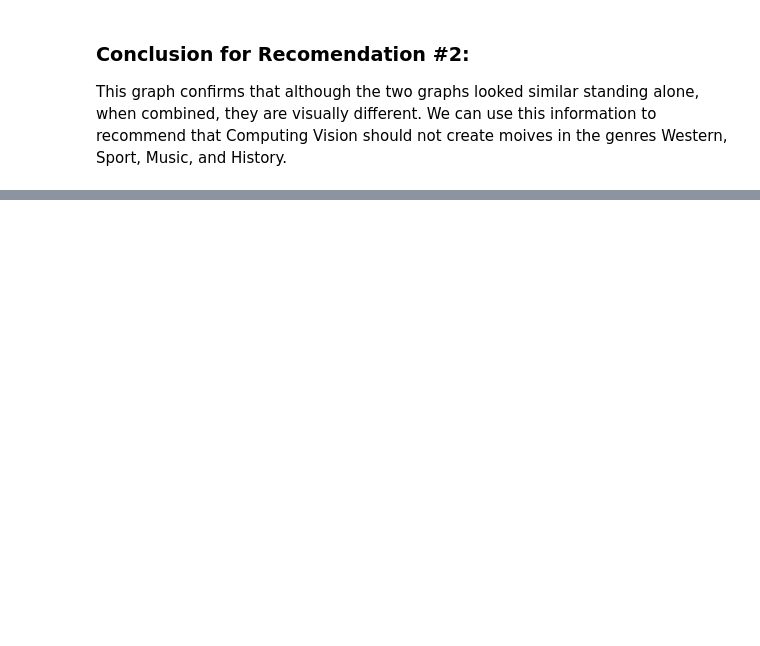
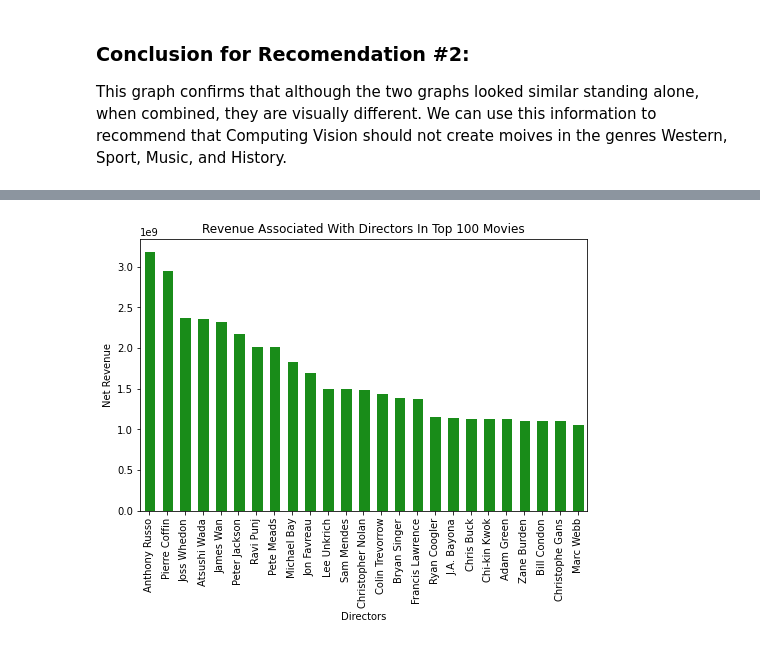
Before and after one commit to reboyce/Gilbert-Team-Repo, a Jupyter notebook: Notebooks/Final Notebook.ipynb, the cells around one changed output, grey strips where cells are left out. Drawn from its saved outputs; the diff is of its cells as text; code cells hidden in the pictures; blank space fills up the shorter version.

Commit message:
finished adding chris info to final notebook. Also added made a copy of the final notebook and made revisions to fix some issues with it to review.

```diff
--- a/Notebooks/Final Notebook.ipynb
+++ b/Notebooks/Final Notebook.ipynb
@@ -480,0 +504,7 @@ This graph confirms that although the two graphs looked similar standing alone,
+# %%
+# Merge movie basics and budget to get top 100 movies based on revenue.
+rev_movie_info = pd.merge(movie_basics, budgets, how='inner', on='primary_title')
+# Sort movies by net_revenue
+top_rev_movies = rev_movie_info.sort_values(by='net_revenue', ascending=False)
+# top 100 movies selected
+top_100_rev = top_rev_movies.iloc[:100]
@@ -480,0 +579,16 @@ This graph confirms that although the two graphs looked similar standing alone,
+# %%
+# Net Revenue of 100 movies grouped by director
+top_dir_groupby = top_100_dir.groupby('primary_name').sum().sort_values(by='net_revenue', ascending=False)
+# Select only top 25 results
+top_dir_groupby = top_dir_groupby.net_revenue.iloc[:25]
+top_rev_director = top_dir_groupby
+top_rev_director.plot(kind='bar',
+                      title='Revenue Associated With Directors In Top 100 Movies',
+                      figsize=(8, 5),
+                      xlabel = 'Directors',
+                      ylabel='Net Revenue',
+                      color='Green',
+                      alpha=.9,
+                      Width=.6);
+# %% [output]
+[figure, added]
```
Also changed, not shown: parts of 44 cells of this notebook, 2 other files.
